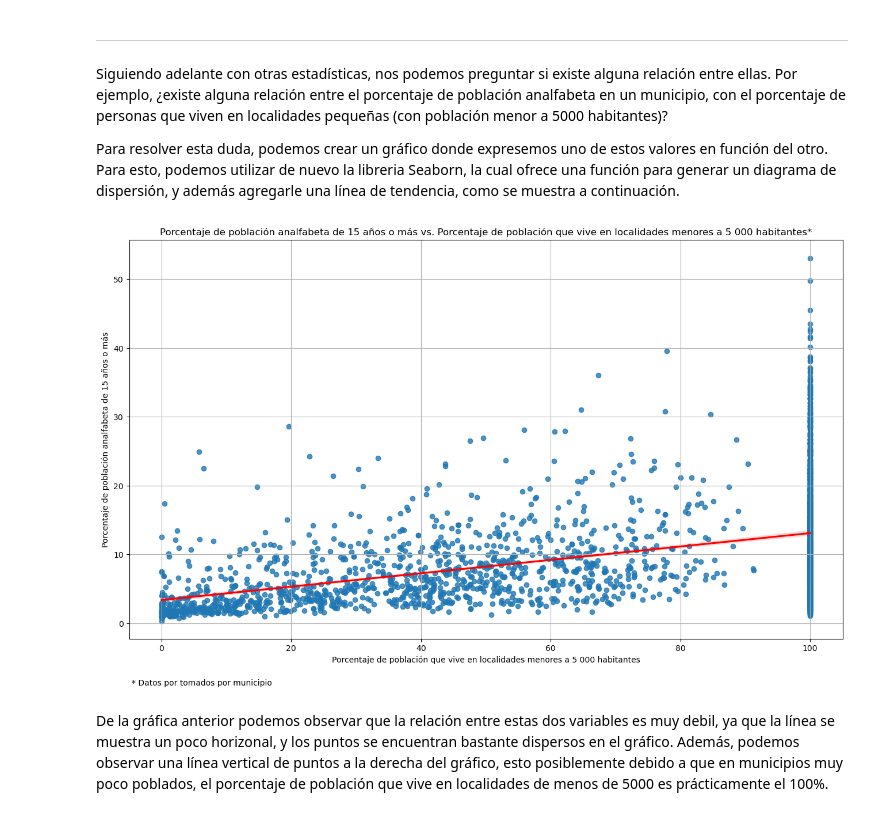
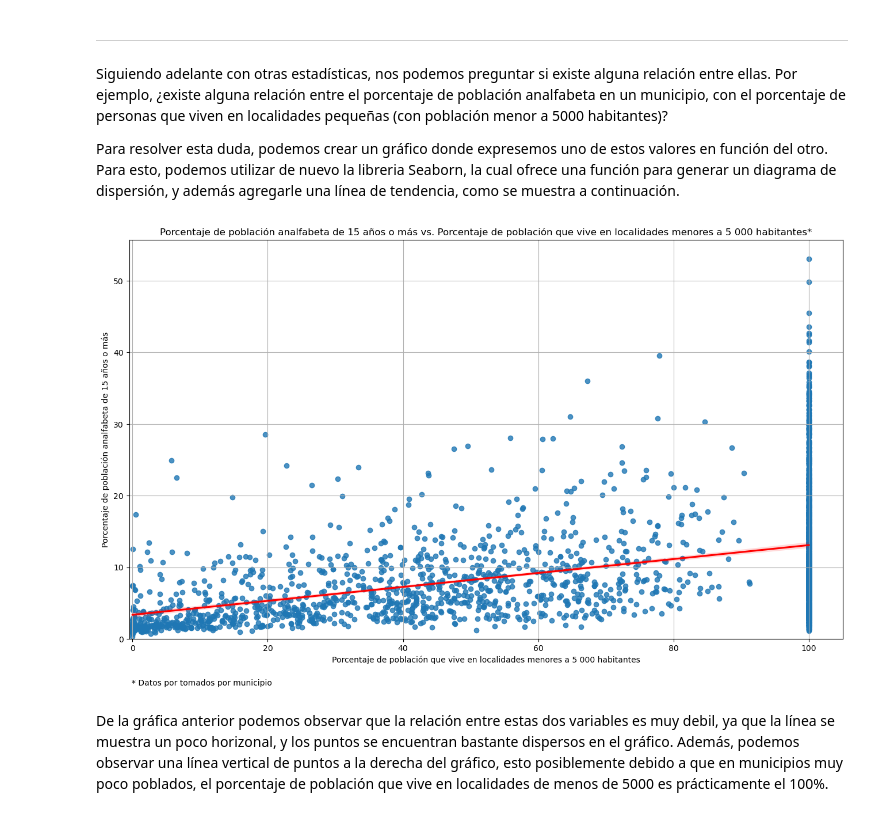
Before and after one commit to jmartingv/proyecto-programacion-mcd, a Jupyter notebook: proyecto.ipynb, the cells around one changed output. Drawn from its saved outputs; the diff is of its cells as text; code cells hidden in the pictures.

```diff
--- a/proyecto.ipynb
+++ b/proyecto.ipynb
@@ -261,26 +261,30 @@ Para resolver esta duda, podemos crear un gráfico donde expresemos uno de estos
 # %%
 fig3, ax3 = plt.subplots()
 
 fig3.set_size_inches(16,9)
 
 # Generamos nuestro de dispersion, agregando una linea de tendencia roja
 g3 = sns.regplot(
     x = 'PL.5000',
     y = 'ANALF',
     data = marginacion_df,
     ax = ax3,
     line_kws = {'color':'red'})
 
 # Agregamos información relevante y una cuadrícula para nuestro gráfico
 ax3.title.set_text(f"{data_dict.loc['ANALF'].item()} vs. {data_dict.loc['PL.5000'].item()}*")
 ax3.set_ylabel(f"{data_dict.loc['ANALF'].item()}")
 ax3.set_xlabel(f"{data_dict.loc['PL.5000'].item()}")
+
+ax3.set_ylim(0)
+ax3.set_xlim(-0.5)
+
 ax3.grid()
 
 plt.figtext(0.28, 0.02,'* Datos por tomados por municipio',horizontalalignment='right')
 plt.show()
 # %% [output]
-[figure, old version]
+[figure, new version]
 # %% [markdown]
 De la gráfica anterior podemos observar que la relación entre estas dos variables es muy debil, ya que la línea se muestra un poco horizonal, y los puntos se encuentran bastante dispersos en el gráfico. Además, podemos observar una línea vertical de puntos a la derecha del gráfico, esto posiblemente debido a que en municipios muy poco poblados, el porcentaje de población que vive en localidades de menos de 5000 es prácticamente el 100%.
 # %% [markdown]
```
Also changed, not shown: parts of 22 cells of this notebook.
